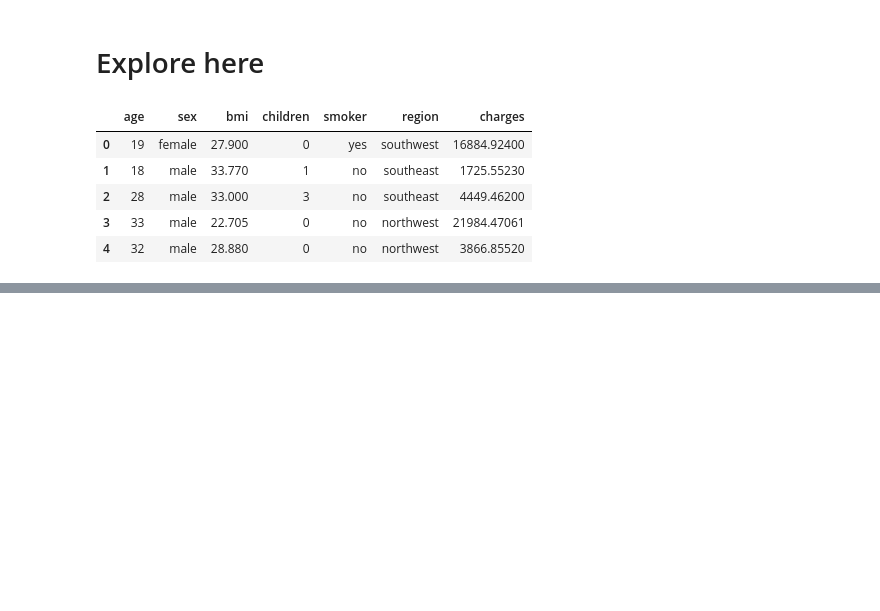
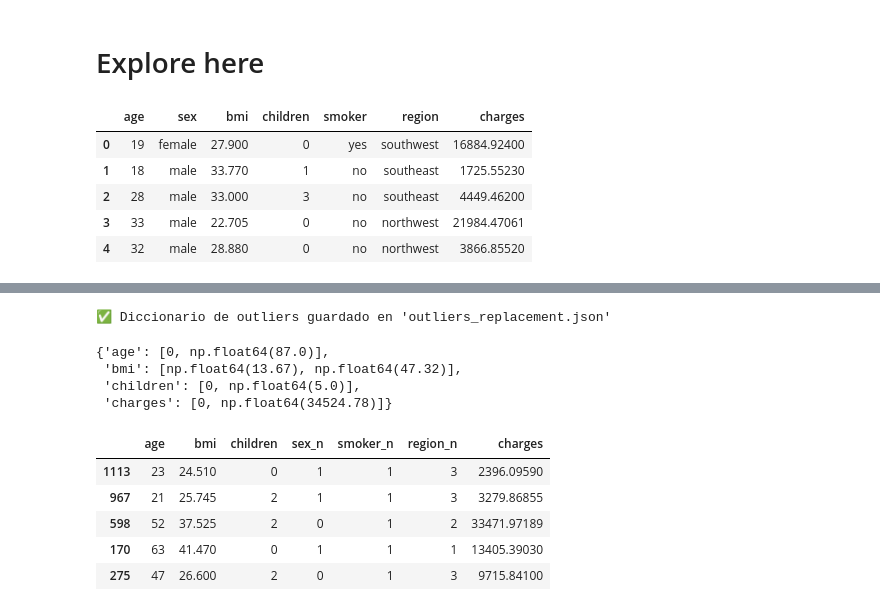
Before and after one commit to mariannacast/Linear-Regression-Project-Tutorial, a Jupyter notebook: src/explore.ipynb, the cells around one changed output, grey strips where cells are left out. Cells and saved outputs as stored; diff of their text form; code cells hidden in the pictures; blank space fills up the shorter version.

```diff
--- a/src/explore.ipynb
+++ b/src/explore.ipynb
@@ -14,0 +116,45 @@ total_data.head()
+# %%
+import pandas as pd
+import json
+
+# 1. Cargar el dataset
+clean_data = pd.read_csv("https://raw.githubusercontent.com/4GeeksAcademy/linear-regression-project-tutorial/main/medical_insurance_cost.csv")
+clean_data = clean_data.drop_duplicates().reset_index(drop=True)
+
+# 2. Crear copias para datasets con/sin outliers
+clean_data_con_outliers = clean_data.copy()
+clean_data_sin_outliers = clean_data.copy()
+
+# 3. Función para reemplazo de outliers
+def replace_outliers_from_column(column, df):
+    column_stats = df[column].describe()
+    iqr = column_stats["75%"] - column_stats["25%"]
+    upper_limit = column_stats["75%"] + 1.5 * iqr
+    lower_limit = max(0, column_stats["25%"] - 1.5 * iqr)
+
+    df[column] = df[column].apply(lambda x: min(max(x, lower_limit), upper_limit))
+    return df.copy(), [round(lower_limit, 2), round(upper_limit, 2)]
+
+# 4. Columnas numéricas que pueden tener outliers
+columns_to_check = ["age", "bmi", "children", "charges"]
+
+# 5. Diccionario para almacenar los límites de outliers
+outliers_dict = {}
+
+for column in columns_to_check:
+    clean_data_sin_outliers, limits = replace_outliers_from_column(column, clean_data_sin_outliers)
+    outliers_dict[column] = limits
+
+# 6. Guardar el diccionario en archivo JSON
+with open("outliers_replacement.json", "w") as f:
+    json.dump(outliers_dict, f, indent=2)
+
+# 7. Mostrar el diccionario
+print("✅ Diccionario de outliers guardado en 'outliers_replacement.json'")
+outliers_dict
+# %% [output]
+✅ Diccionario de outliers guardado en 'outliers_replacement.json'
+{'age': [0, np.float64(87.0)],
+ 'bmi': [np.float64(13.67), np.float64(47.32)],
+ 'children': [0, np.float64(5.0)],
+ 'charges': [0, np.float64(34524.78)]}
@@ -14,0 +214,9 @@ total_data.head()
+# %%
+X_train_con.head()
+# %% [output]
+|  | age | bmi | children | sex_n | smoker_n | region_n | charges |
+| 1113 | 23 | 24.510 | 0 | 1 | 1 | 3 | 2396.09590 |
+| 967 | 21 | 25.745 | 2 | 1 | 1 | 3 | 3279.86855 |
+| 598 | 52 | 37.525 | 2 | 0 | 1 | 2 | 33471.97189 |
+| 170 | 63 | 41.470 | 0 | 1 | 1 | 1 | 13405.39030 |
+| 275 | 47 | 26.600 | 2 | 0 | 1 | 3 | 9715.84100 |
```
Also changed, not shown: parts of 22 cells of this notebook.
